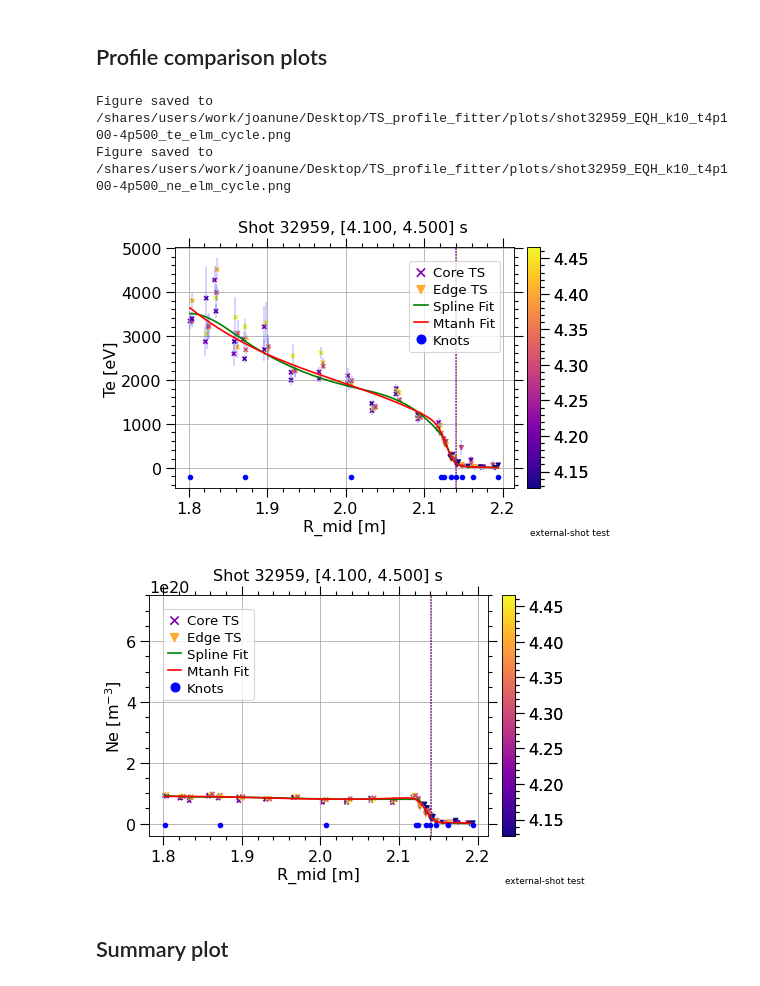
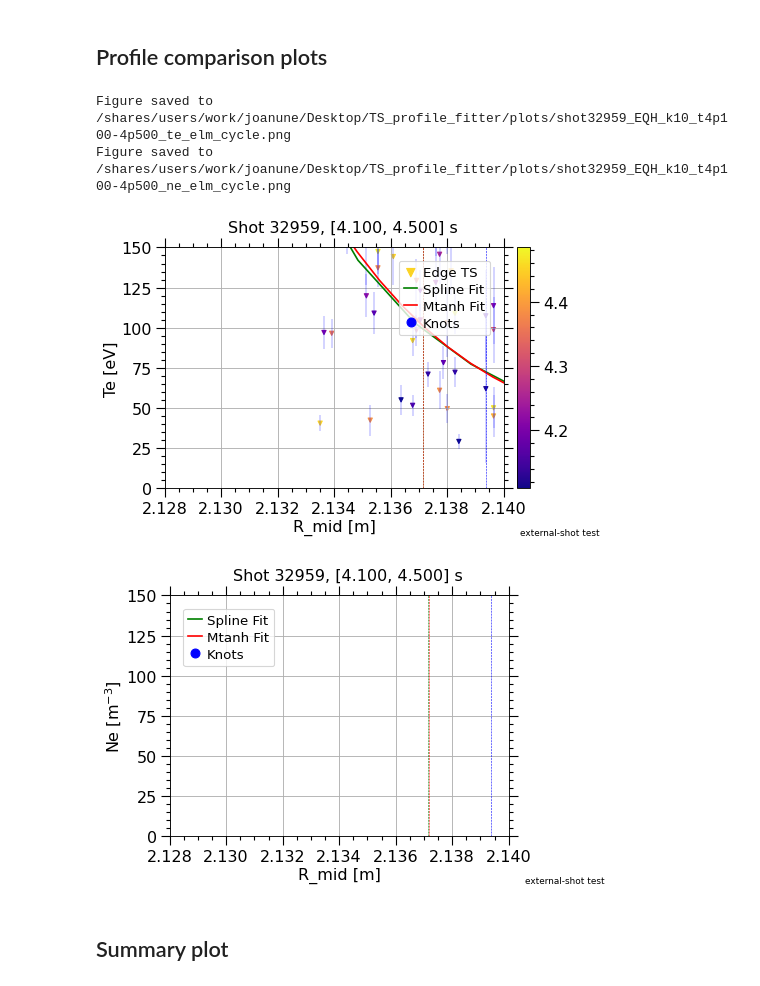
Before and after one commit to Joao-Pedro-Marques-Nunes/TS-profile-fitter, a Jupyter notebook: notebooks/davide_shot_workflow.ipynb, the cells around one changed output. Cells and saved outputs as stored; diff of their text form; code cells hidden in the pictures.

```diff
--- a/notebooks/davide_shot_workflow.ipynb
+++ b/notebooks/davide_shot_workflow.ipynb
@@ -42,8 +42,8 @@ diagnostic = 'VTA'
 mapping_method = 'ipfnpytools'
 r_edge_offset = 0.008
 use_elm_filter = True
-elm_cycle_start_fraction = 0.75
-elm_cycle_end_fraction = 0.90
+elm_cycle_start_fraction = 0
+elm_cycle_end_fraction = 1
 output_directory = project_root / 'plots'
 save_figures = True
 show_figures = True
@@ -128,7 +128,7 @@ combined_error_sweep = {
 }
 spline_config = {
     'method': 'ipfn_spline',
-    'knot_strategy': 'edge_biased_quantile',
+    'knot_strategy': 'balanced_quantile',
     'knot_count_shift': 0,
     'dR_fine': 0.002,
     'sigma_conv': 0.0,
@@ -548,29 +548,29 @@ B_pol_analytic: 0.2859018873268129, B_pol_out: 0.4345673339060264, B_tor_out: -1
 # %%
 from matplotlib.pyplot import plot
 
 
 use_base_style()
 core = mapped[mapped['system'] == 'core']
 edge = mapped[mapped['system'] == 'edge']
 for quantity, mtanh_result_fit, y_label in [('Te', mtanh_te, 'Te [eV]'), ('Ne', mtanh_ne, 'Ne [m$^{-3}$]')]:
     fig, ax = plot_profile_comparison(
         core['r_midplane'], edge['r_midplane'], core[quantity], edge[quantity],
         core[f'{quantity}_err'], edge[f'{quantity}_err'], ds_out, quantity,
         mtanh_popt=mtanh_result_fit[0], knot_pos=knots,
         time_c=core['time'], time_e=edge['time'],
         Rsep_eqh=eqh_result['Rsep_eqh'], Rsep_spline=spline_result['Rsep'],
         Rsep_mtanh=mtanh_result['Rsep'], nshot=shot_id, interval=interval,
         directory=str(output_directory), fig_name=make_fig_name(shot_id, equilibrium_name, len(knots), interval, f'{quantity.lower()}_elm_cycle'),
         y_labels=y_label, save_fig=save_figures, show=False, close=False,
-        y_maxs = 0.75e21 if quantity == 'Ne' else None
+        y_maxs=150, x_mins= 2.128, x_maxs = 2.14, y_mins=0
     )
 ax.legend(loc='upper left')
 plt.show()
 # %% [output]
 Figure saved to /shares/users/work/joanune/Desktop/TS_profile_fitter/plots/shot32959_EQH_k10_t4p100-4p500_te_elm_cycle.png
 Figure saved to /shares/users/work/joanune/Desktop/TS_profile_fitter/plots/shot32959_EQH_k10_t4p100-4p500_ne_elm_cycle.png
-[figure, old version]
+[figure, new version]
-[figure, old version]
+[figure, new version]
 # %% [markdown]
 ## Summary plot
 # %%
```
Also changed, not shown: parts of 12 cells of this notebook, 6 other files.
